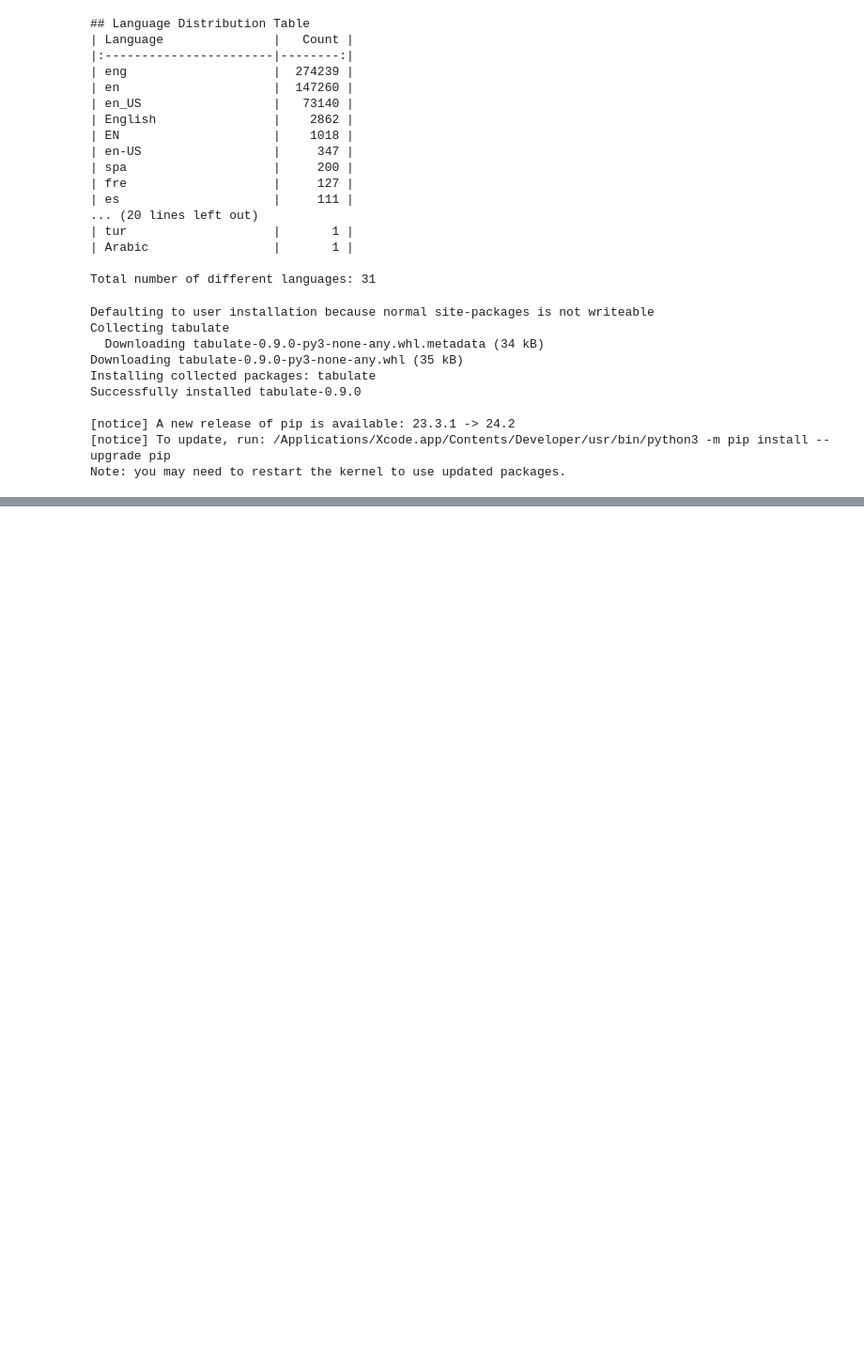
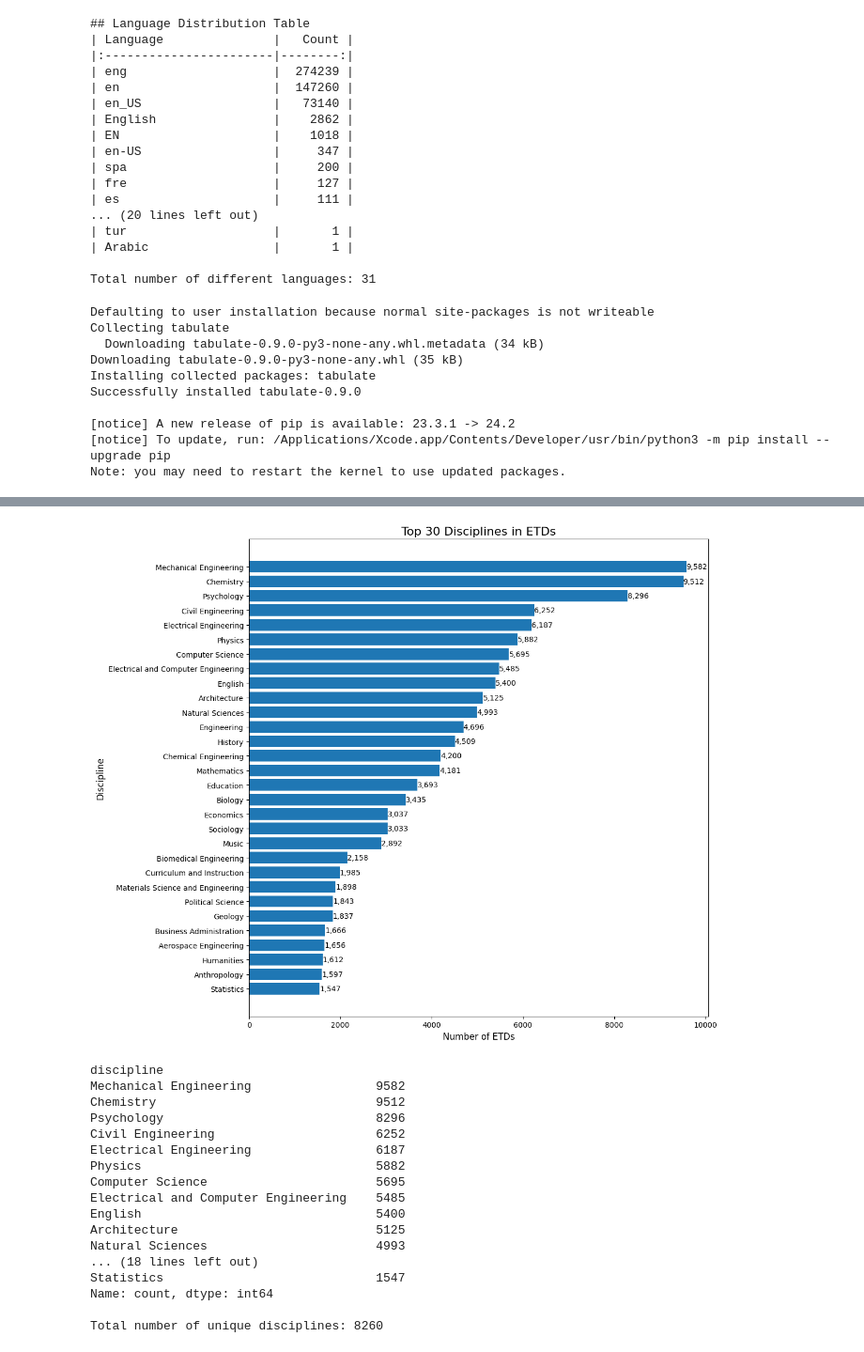
Before and after one commit to tongwu22/ETD, a Jupyter notebook: ETD1.ipynb, the cells around one changed output, grey strips where cells are left out. Shown at 94% size. Drawn from its saved outputs; the diff is of its cells as text; code cells hidden in the pictures; blank space fills up the shorter version.

```diff
--- a/ETD1.ipynb
+++ b/ETD1.ipynb
@@ -428,0 +488,59 @@ Note: you may need to restart the kernel to use updated packages.
+# %%
+import pandas as pd
+import matplotlib.pyplot as plt
+
+# Assuming df is your dataframe
+subject_column = 'discipline'
+
+# Filter out "Not Found" and "Graduate School" entries
+df_filtered = df[~df[subject_column].isin(['Not Found', 'Graduate School'])]
+
+# Get the top 30 subjects (excluding "Not Found" and "Graduate School")
+top_subjects = df_filtered[subject_column].value_counts().nlargest(30)
+
+# Create the horizontal bar plot
+plt.figure(figsize=(12, 10))
+bars = plt.barh(top_subjects.index[::-1], top_subjects.values[::-1])  # Reverse order to have largest at top
+
+# Customize the plot
+plt.title('Top 30 Disciplines in ETDs', fontsize=16)
+plt.xlabel('Number of ETDs', fontsize=12)
+plt.ylabel('Discipline', fontsize=12)
+
+# Add the number on each bar
+for bar in bars:
+    width = bar.get_width()
+    plt.text(width, bar.get_y() + bar.get_height()/2,
+             f'{width:,}',
+             ha='left', va='center')
+
+# Adjust layout to prevent cutting off labels
+plt.tight_layout()
+
+# Show the plot
+plt.show()
+
+# Print the data
+print(top_subjects)
+
+# Print total number of unique subjects (excluding "Not Found" and "Graduate School")
+print(f"\nTotal number of unique disciplines: {df_filtered[subject_column].nunique()}")
+# %% [output]
+[figure, added]
+discipline
+Mechanical Engineering                 9582
+Chemistry                              9512
+Psychology                             8296
+Civil Engineering                      6252
+Electrical Engineering                 6187
+Physics                                5882
+Computer Science                       5695
+Electrical and Computer Engineering    5485
+English                                5400
+Architecture                           5125
+Natural Sciences                       4993
+... (18 lines left out)
+Statistics                             1547
+Name: count, dtype: int64
+
+Total number of unique disciplines: 8260
```
Also changed, not shown: parts of 11 cells of this notebook, 2 other files.
